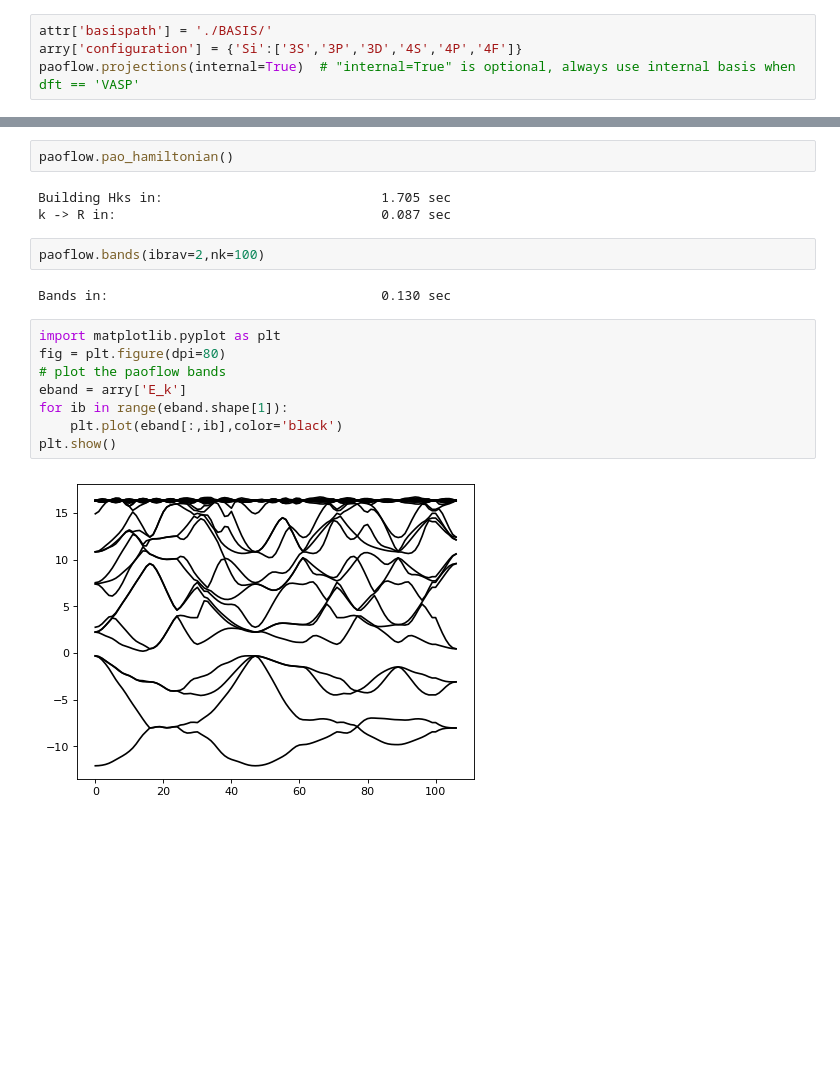
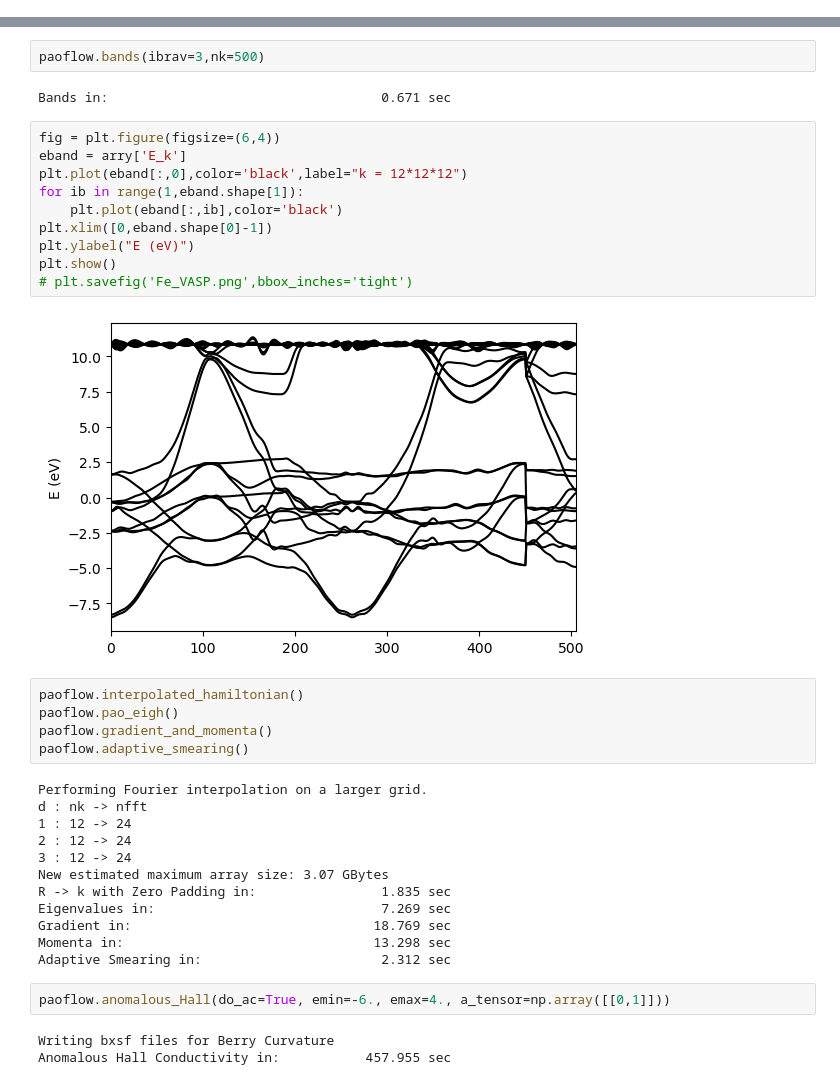
Before and after one commit to marcobn/PAOFLOW, a Jupyter notebook: VASP_examples.ipynb, the cells around one changed output, grey strips where cells are left out. Drawn from its saved outputs; the diff is of its cells as text; blank space fills up the shorter version.

```diff
--- a/VASP_examples.ipynb
+++ b/VASP_examples.ipynb
@@ -369,4 +267,0 @@ Initialization in:                          0.084 sec
-# %%
-attr['basispath'] = './BASIS/'
-arry['configuration'] = {'Si':['3S','3P','3D','4S','4P','4F']}
-paoflow.projections(internal=True)  # "internal=True" is optional, always use internal basis when dft == 'VASP'
@@ -400,19 +268,38 @@ Projectability in:                          0.077 sec
-# %%
-paoflow.pao_hamiltonian()
-# %% [output]
-Building Hks in:                            1.705 sec
-k -> R in:                                  0.087 sec
-# %%
-paoflow.bands(ibrav=2,nk=100)
-# %% [output]
-Bands in:                                   0.130 sec
-# %%
-import matplotlib.pyplot as plt
-fig = plt.figure(dpi=80)
-# plot the paoflow bands
-eband = arry['E_k']
-for ib in range(eband.shape[1]):
-    plt.plot(eband[:,ib],color='black')
-plt.show()
-# %% [output]
-[figure, removed]
+# %%
+paoflow.bands(ibrav=3,nk=500)
+# %% [output]
+Bands in:                                   0.671 sec
+# %%
+fig = plt.figure(figsize=(6,4))
+eband = arry['E_k']
+plt.plot(eband[:,0],color='black',label="k = 12*12*12")
+for ib in range(1,eband.shape[1]):
+    plt.plot(eband[:,ib],color='black')
+plt.xlim([0,eband.shape[0]-1])
+plt.ylabel("E (eV)")
+plt.show()
+# plt.savefig('Fe_VASP.png',bbox_inches='tight')
+# %% [output]
+[figure, added]
+# %%
+paoflow.interpolated_hamiltonian()
+paoflow.pao_eigh()
+paoflow.gradient_and_momenta()
+paoflow.adaptive_smearing()
+# %% [output]
+Performing Fourier interpolation on a larger grid.
+d : nk -> nfft
+1 : 12 -> 24
+2 : 12 -> 24
+3 : 12 -> 24
+New estimated maximum array size: 3.07 GBytes
+R -> k with Zero Padding in:                1.835 sec
+Eigenvalues in:                             7.269 sec
+Gradient in:                               18.769 sec
+Momenta in:                                13.298 sec
+Adaptive Smearing in:                       2.312 sec
+# %%
+paoflow.anomalous_Hall(do_ac=True, emin=-6., emax=4., a_tensor=np.array([[0,1]]))
+# %% [output]
+Writing bxsf files for Berry Curvature
+Anomalous Hall Conductivity in:           457.955 sec
```
Also changed, not shown: parts of 65 cells of this notebook, 6 other files.
